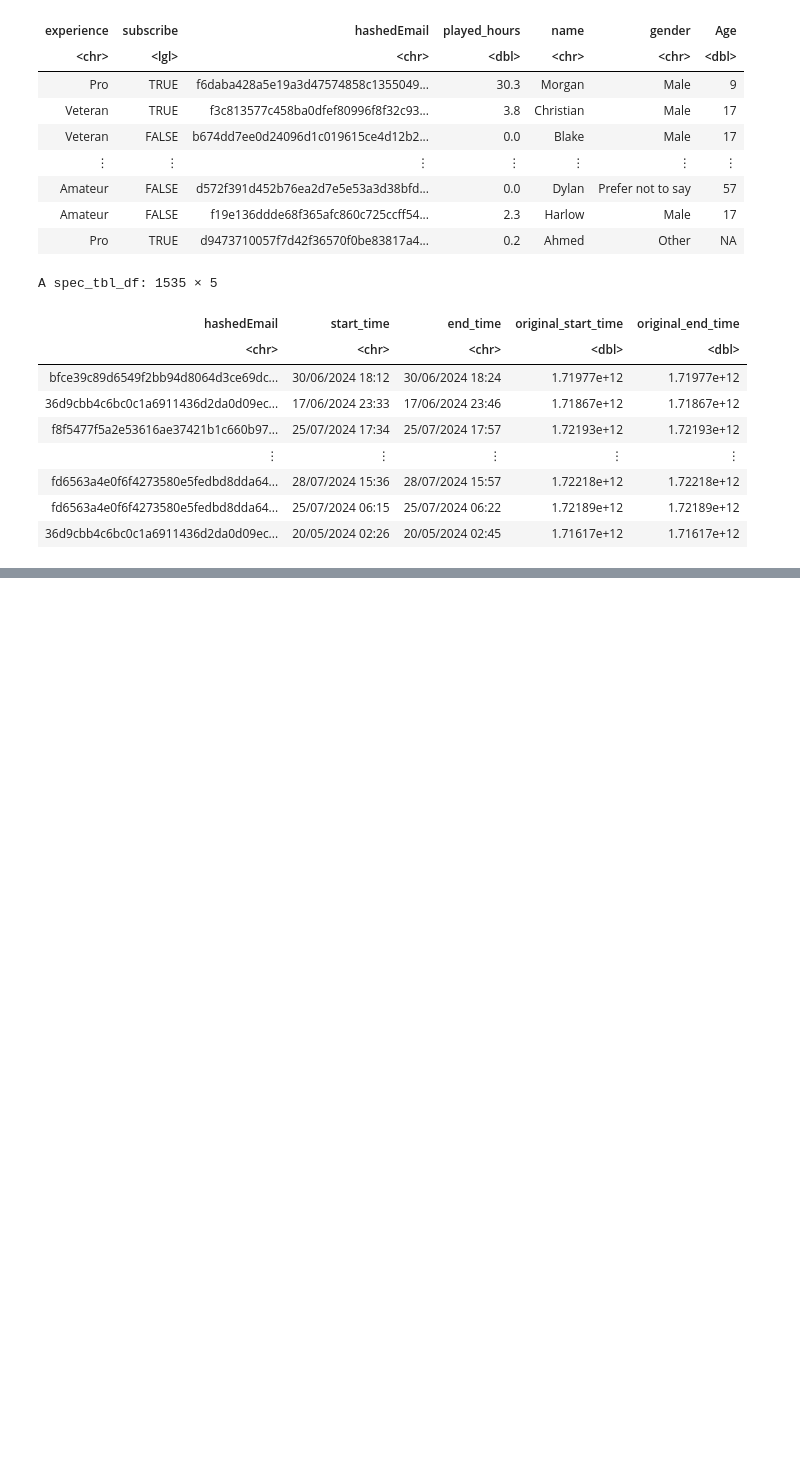
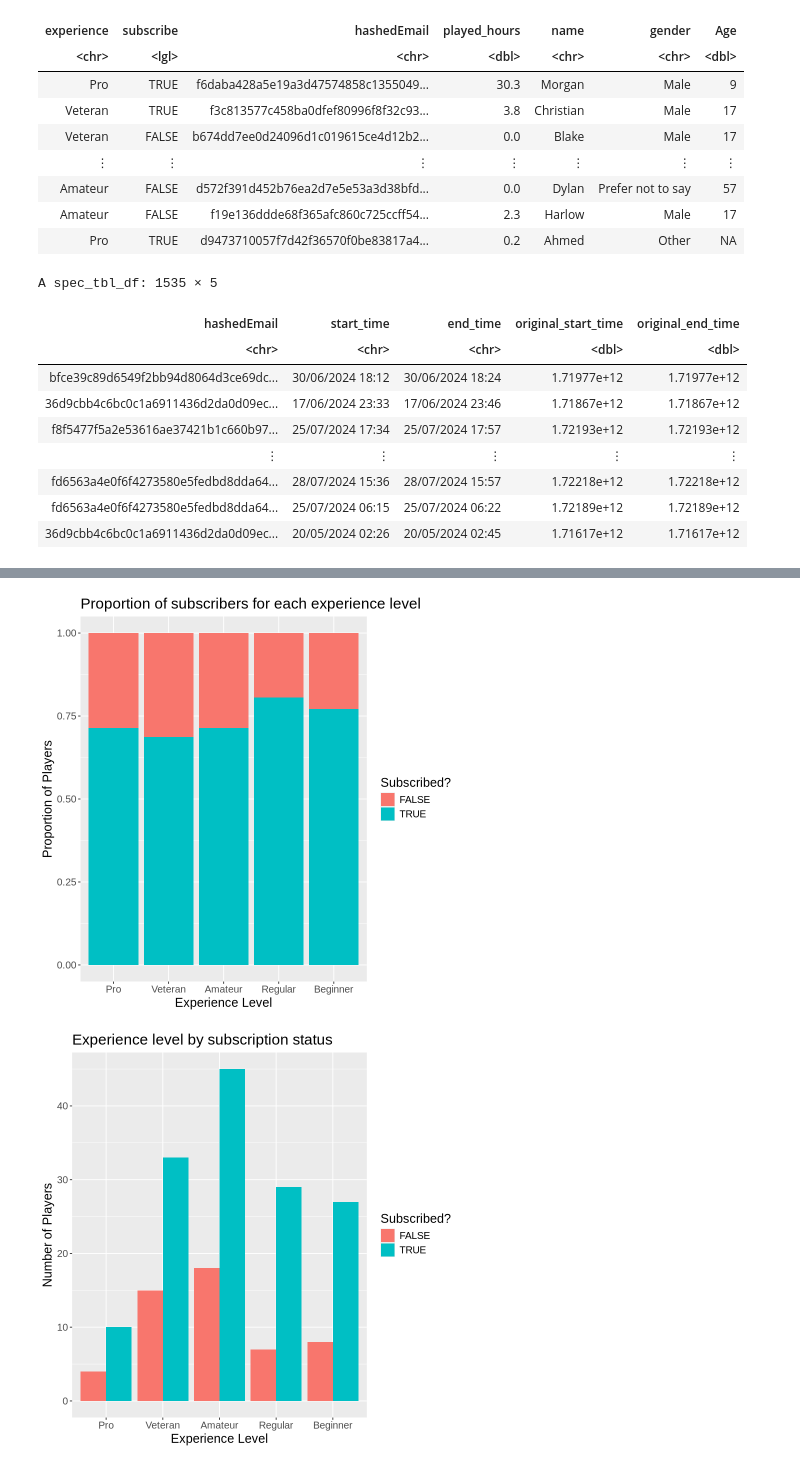
Before and after one commit to afacher/dsci_individual_project, a Jupyter notebook: dsci_individual_planning_report.ipynb, the cells around one changed output, grey strips where cells are left out. Cells and saved outputs as stored; diff of their text form; code cells hidden in the pictures; blank space fills up the shorter version.

Commit message:
Added EDA and visualization
Wrangled the data and added in 2 visualizations.

```diff
--- a/dsci_individual_planning_report.ipynb
+++ b/dsci_individual_planning_report.ipynb
@@ -203,0 +218,7 @@ A tibble: 125 × 3
+# %%
+# wrangling the data.
+
+is.factor(players$experience)
+
+players <- players |>
+    mutate(experience = as_factor(experience))
@@ -203,0 +241,25 @@ A tibble: 125 × 3
+# %%
+players_bar_plot_prop <- players |>
+    ggplot(aes(x = experience, fill = subscribe)) +
+    geom_bar(position = "fill") +
+    labs(x = "Experience Level",
+         y = "Proportion of Players",
+         title = "Proportion of subscribers for each experience level",
+         fill = "Subscribed?") +
+    theme(text = element_text(size = 15))
+
+players_bar_plot_prop
+
+players_bar_plot <- players |>
+    ggplot(aes(x = experience, fill = subscribe)) +
+    geom_bar(position = "dodge") +
+    labs(x = "Experience Level",
+         y = "Number of Players",
+         title = "Experience level by subscription status",
+         fill = "Subscribed?") +
+    theme(text = element_text(size = 15))
+
+players_bar_plot
+# %% [output]
+[figure, added]
+[figure, added]
```
Also changed, not shown: parts of 8 cells of this notebook.
